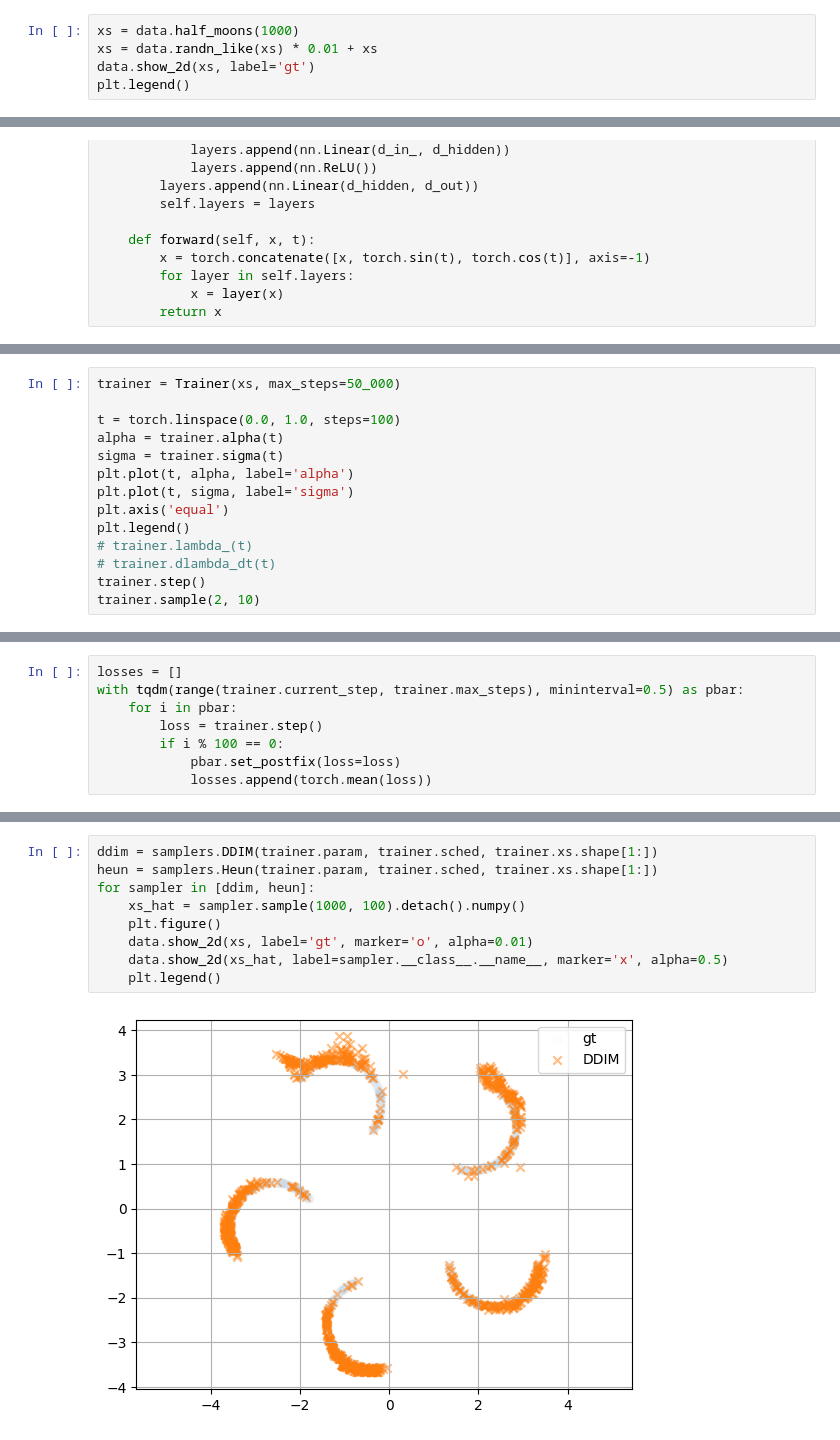
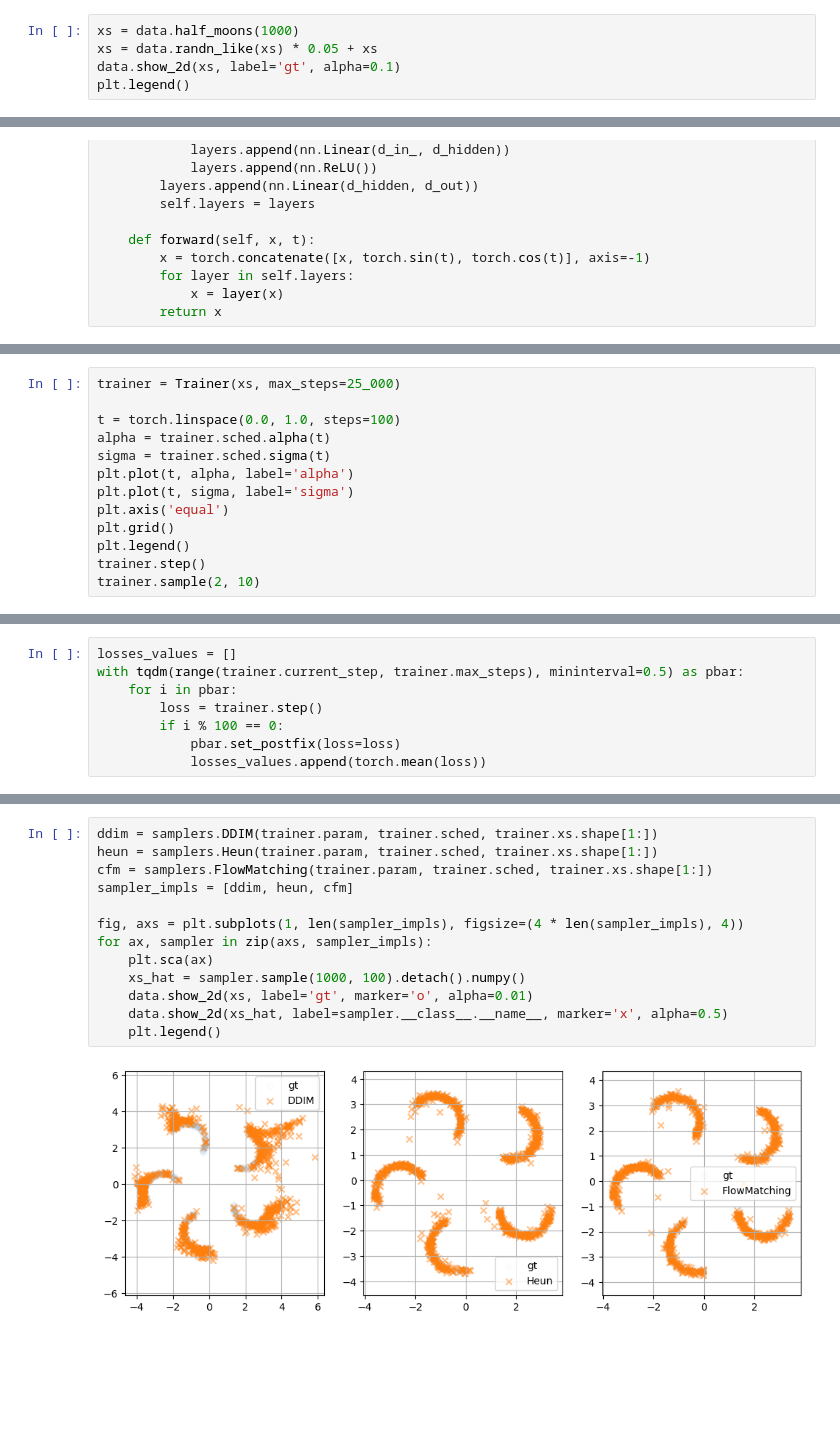
Before and after one commit to duckworthd/diffusion2d, a Jupyter notebook: main.ipynb, the cells around one changed output, grey strips where cells are left out. Drawn from its saved outputs; the diff is of its cells as text; blank space fills up the shorter version.

Commit message:
implement DDIM, EDM, CFM on a toy 2D example

```diff
--- a/main.ipynb
+++ b/main.ipynb
@@ -15,8 +16,8 @@ from lib import samplers
 from lib import schedules as scheds
 # %%
 xs = data.half_moons(1000)
-xs = data.randn_like(xs) * 0.01 + xs
-data.show_2d(xs, label='gt')
+xs = data.randn_like(xs) * 0.05 + xs
+data.show_2d(xs, label='gt', alpha=0.1)
 plt.legend()
 # %% [output]
 <matplotlib.legend.Legend at 0x...>
@@ -124,17 +120,16 @@ class Trainer:
         axes = [i for i in range(x.ndim) if i > 0]
         return torch.mean(err, axis=axes)
 # %%
-trainer = Trainer(xs, max_steps=50_000)
+trainer = Trainer(xs, max_steps=25_000)
 
 t = torch.linspace(0.0, 1.0, steps=100)
-alpha = trainer.alpha(t)
-sigma = trainer.sigma(t)
+alpha = trainer.sched.alpha(t)
+sigma = trainer.sched.sigma(t)
 plt.plot(t, alpha, label='alpha')
 plt.plot(t, sigma, label='sigma')
 plt.axis('equal')
+plt.grid()
 plt.legend()
-# trainer.lambda_(t)
-# trainer.dlambda_dt(t)
 trainer.step()
 trainer.sample(2, 10)
 # %% [output]
@@ -144,9 +139,9 @@ tensor([[ 469.0379,  298.5282],
 # %%
-losses = []
+losses_values = []
 with tqdm(range(trainer.current_step, trainer.max_steps), mininterval=0.5) as pbar:
     for i in pbar:
         loss = trainer.step()
         if i % 100 == 0:
             pbar.set_postfix(loss=loss)
-            losses.append(torch.mean(loss))
+            losses_values.append(torch.mean(loss))
 # %%
@@ -157,11 +152,15 @@ plt.grid(True)
 # %%
 ddim = samplers.DDIM(trainer.param, trainer.sched, trainer.xs.shape[1:])
 heun = samplers.Heun(trainer.param, trainer.sched, trainer.xs.shape[1:])
-for sampler in [ddim, heun]:
+cfm = samplers.FlowMatching(trainer.param, trainer.sched, trainer.xs.shape[1:])
+sampler_impls = [ddim, heun, cfm]
+
+fig, axs = plt.subplots(1, len(sampler_impls), figsize=(4 * len(sampler_impls), 4))
+for ax, sampler in zip(axs, sampler_impls):
+    plt.sca(ax)
     xs_hat = sampler.sample(1000, 100).detach().numpy()
-    plt.figure()
     data.show_2d(xs, label='gt', marker='o', alpha=0.01)
     data.show_2d(xs_hat, label=sampler.__class__.__name__, marker='x', alpha=0.5)
     plt.legend()
 # %% [output]
-[figure, old version]
+[figure, new version]
```
Also changed, not shown: parts of 7 cells of this notebook, 4 other files.
